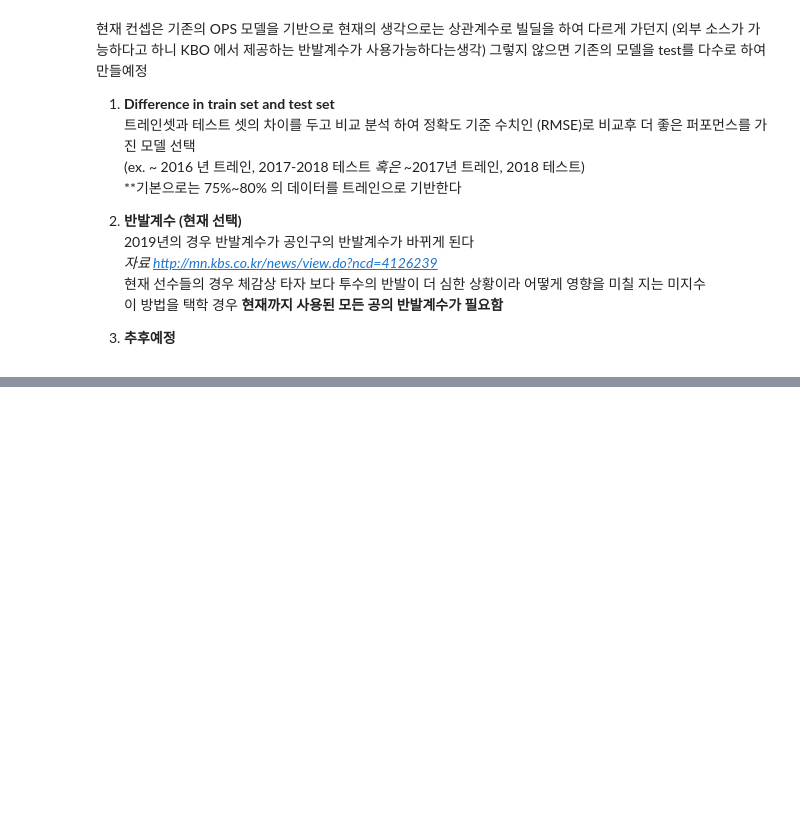
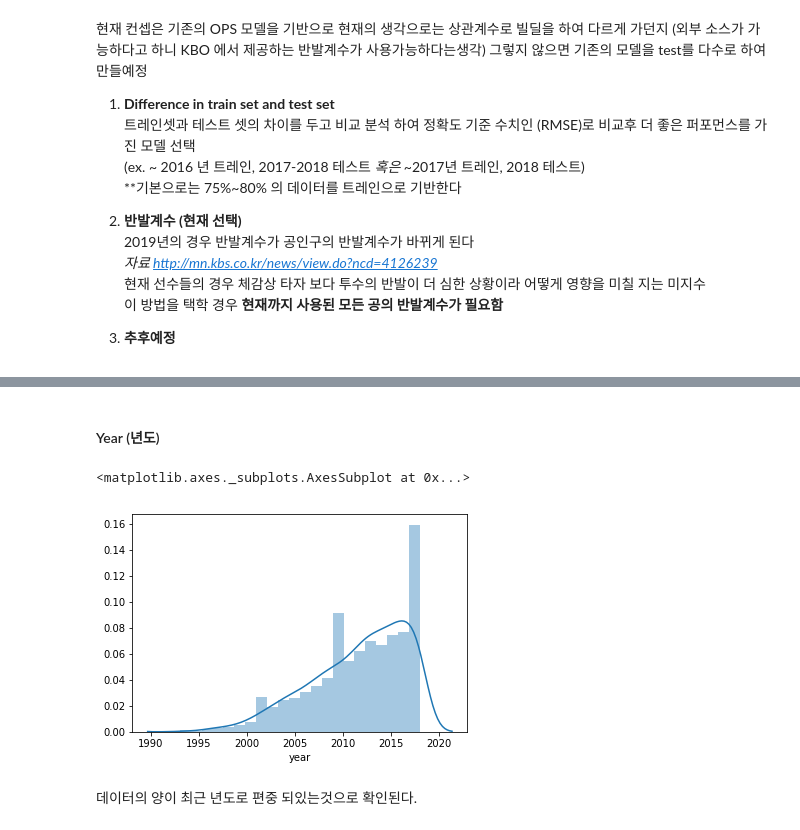
Before and after one commit to hakkoma/KBO_OPS_Forecast_model, a Jupyter notebook: Untitled.ipynb, the cells around one changed output, grey strips where cells are left out. Cells and saved outputs as stored; diff of their text form; code cells hidden in the pictures; blank space fills up the shorter version.

```diff
--- a/Untitled.ipynb
+++ b/Untitled.ipynb
@@ -23,0 +49,2 @@
+# %%
+data = pd.read_csv("input/Regular_Season_Batter.csv")
@@ -23,0 +75,9 @@
+# %% [markdown]
+#### Year (년도)
+# %%
+sns.distplot(data['year'])
+# %% [output]
+<matplotlib.axes._subplots.AxesSubplot at 0x...>
+[figure, added]
+# %% [markdown]
+데이터의 양이 최근 년도로 편중 되있는것으로 확인된다.
```
Also changed, not shown: parts of 21 cells of this notebook, 4 other files.
